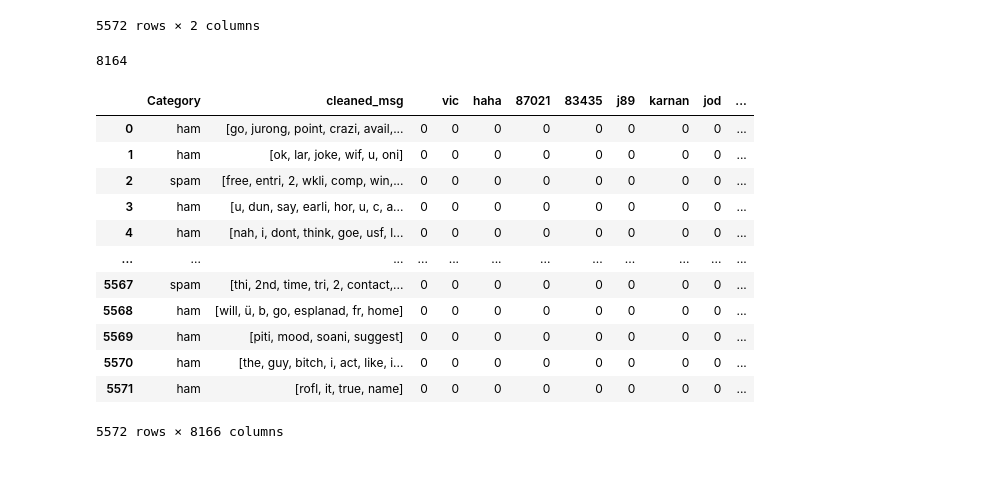
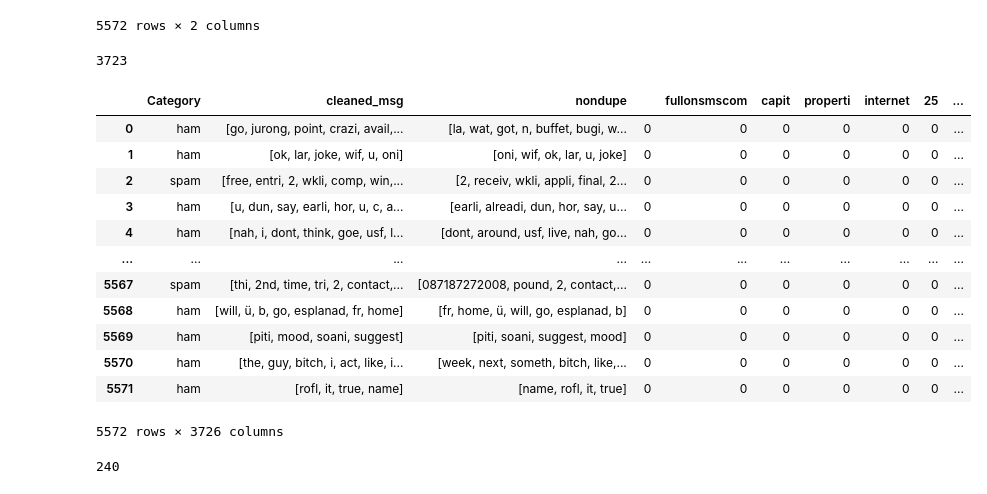
Before and after one commit to JonathanYe3/ML_duh_guyz, a Jupyter notebook: preprocessing.ipynb, the cells around one changed output. Saved outputs shown, nothing was run; the diff lists cells and outputs as text; code cells hidden in the pictures.

Commit message:
preprocessing updated to remove single email occurences

```diff
--- a/preprocessing.ipynb
+++ b/preprocessing.ipynb
@@ -178,28 +178,51 @@ cleanData
 | 5571 | ham | [rofl, it, true, name] |
 5572 rows × 2 columns
 # %%
-flat = cleanData['cleaned_msg'].explode()
-allStrings = set(flat)
+# eliminate duplicates within the same email
+cleanData['nondupe'] = cleanData['cleaned_msg'].apply(lambda x: list(set(x)))
+flat = cleanData['nondupe'].explode()
+
+# only want words that appear in multiple emails
+def find_multiple_appearances(strings):
+    string_count = {}
+    duplicates_set = set()
+
+    # Count occurrences of each string
+    for string in strings:
+        string_count[string] = string_count.get(string, 0) + 1
+
+    # Add strings with counts >= 2 to the duplicates set
+    for string, count in string_count.items():
+        if count >= 2:
+            duplicates_set.add(string)
+
+    return duplicates_set
+
+allStrings = find_multiple_appearances(flat)
 len(allStrings)
 # %% [output]
-8164
+3723
 # %%
 for word in allStrings:
     # Count the occurrences of the string in each list of the original DataFrame
-    cleanData[word] = cleanData['cleaned_msg'].apply(lambda x: x.count(string))
+    cleanData[word] = cleanData['cleaned_msg'].apply(lambda x: x.count(word));
 
 cleanData
 # %% [output]
-|  | Category | cleaned_msg |  | vic | haha | 87021 | 83435 | j89 | karnan | jod | ... |
-| 0 | ham | [go, jurong, point, crazi, avail,... | 0 | 0 | 0 | 0 | 0 | 0 | 0 | 0 | ... |
-| 1 | ham | [ok, lar, joke, wif, u, oni] | 0 | 0 | 0 | 0 | 0 | 0 | 0 | 0 | ... |
-| 2 | spam | [free, entri, 2, wkli, comp, win,... | 0 | 0 | 0 | 0 | 0 | 0 | 0 | 0 | ... |
-| 3 | ham | [u, dun, say, earli, hor, u, c, a... | 0 | 0 | 0 | 0 | 0 | 0 | 0 | 0 | ... |
-| 4 | ham | [nah, i, dont, think, goe, usf, l... | 0 | 0 | 0 | 0 | 0 | 0 | 0 | 0 | ... |
-| ... | ... | ... | ... | ... | ... | ... | ... | ... | ... | ... | ... |
-| 5567 | spam | [thi, 2nd, time, tri, 2, contact,... | 0 | 0 | 0 | 0 | 0 | 0 | 0 | 0 | ... |
-| 5568 | ham | [will, ü, b, go, esplanad, fr, home] | 0 | 0 | 0 | 0 | 0 | 0 | 0 | 0 | ... |
-| 5569 | ham | [piti, mood, soani, suggest] | 0 | 0 | 0 | 0 | 0 | 0 | 0 | 0 | ... |
-| 5570 | ham | [the, guy, bitch, i, act, like, i... | 0 | 0 | 0 | 0 | 0 | 0 | 0 | 0 | ... |
-| 5571 | ham | [rofl, it, true, name] | 0 | 0 | 0 | 0 | 0 | 0 | 0 | 0 | ... |
+|  | Category | cleaned_msg | nondupe |  | fullonsmscom | capit | properti | internet | 25 | ... |
+| 0 | ham | [go, jurong, point, crazi, avail,... | [la, wat, got, n, buffet, bugi, w... | 0 | 0 | 0 | 0 | 0 | 0 | ... |
+| 1 | ham | [ok, lar, joke, wif, u, oni] | [oni, wif, ok, lar, u, joke] | 0 | 0 | 0 | 0 | 0 | 0 | ... |
+| 2 | spam | [free, entri, 2, wkli, comp, win,... | [2, receiv, wkli, appli, final, 2... | 0 | 0 | 0 | 0 | 0 | 0 | ... |
+| 3 | ham | [u, dun, say, earli, hor, u, c, a... | [earli, alreadi, dun, hor, say, u... | 0 | 0 | 0 | 0 | 0 | 0 | ... |
+| 4 | ham | [nah, i, dont, think, goe, usf, l... | [dont, around, usf, live, nah, go... | 0 | 0 | 0 | 0 | 0 | 0 | ... |
+| ... | ... | ... | ... | ... | ... | ... | ... | ... | ... | ... |
+| 5567 | spam | [thi, 2nd, time, tri, 2, contact,... | [087187272008, pound, 2, contact,... | 0 | 0 | 0 | 0 | 0 | 0 | ... |
+| 5568 | ham | [will, ü, b, go, esplanad, fr, home] | [fr, home, ü, will, go, esplanad, b] | 0 | 0 | 0 | 0 | 0 | 0 | ... |
+| 5569 | ham | [piti, mood, soani, suggest] | [piti, soani, suggest, mood] | 0 | 0 | 0 | 0 | 0 | 0 | ... |
+| 5570 | ham | [the, guy, bitch, i, act, like, i... | [week, next, someth, bitch, like,... | 0 | 0 | 0 | 0 | 0 | 0 | ... |
+| 5571 | ham | [rofl, it, true, name] | [name, rofl, it, true] | 0 | 0 | 0 | 0 | 0 | 0 | ... |
-5572 rows × 8166 columns
+5572 rows × 3726 columns
+# %%
+sum(cleanData.iloc[:, 3])
+# %% [output]
+240
```
